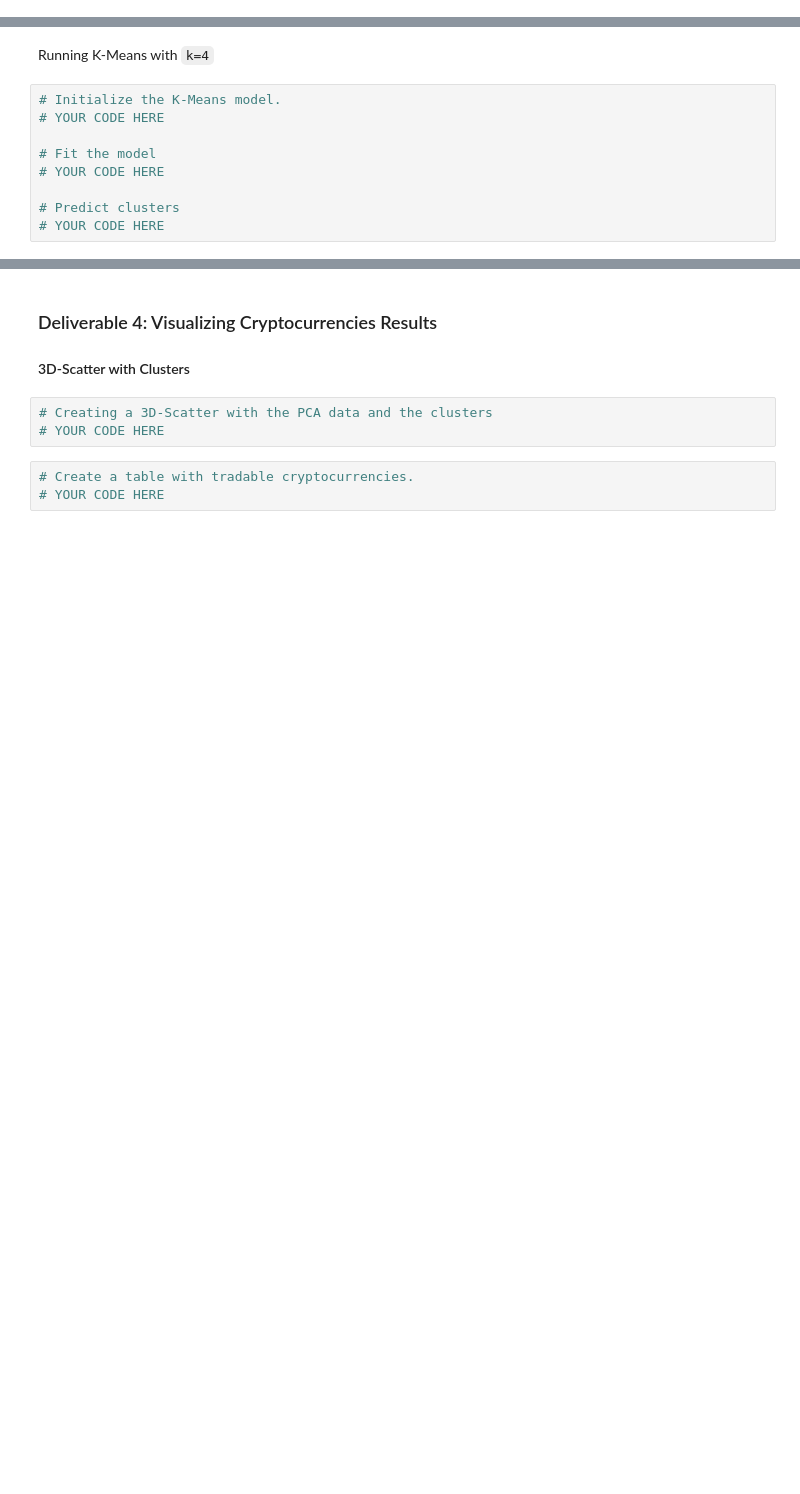
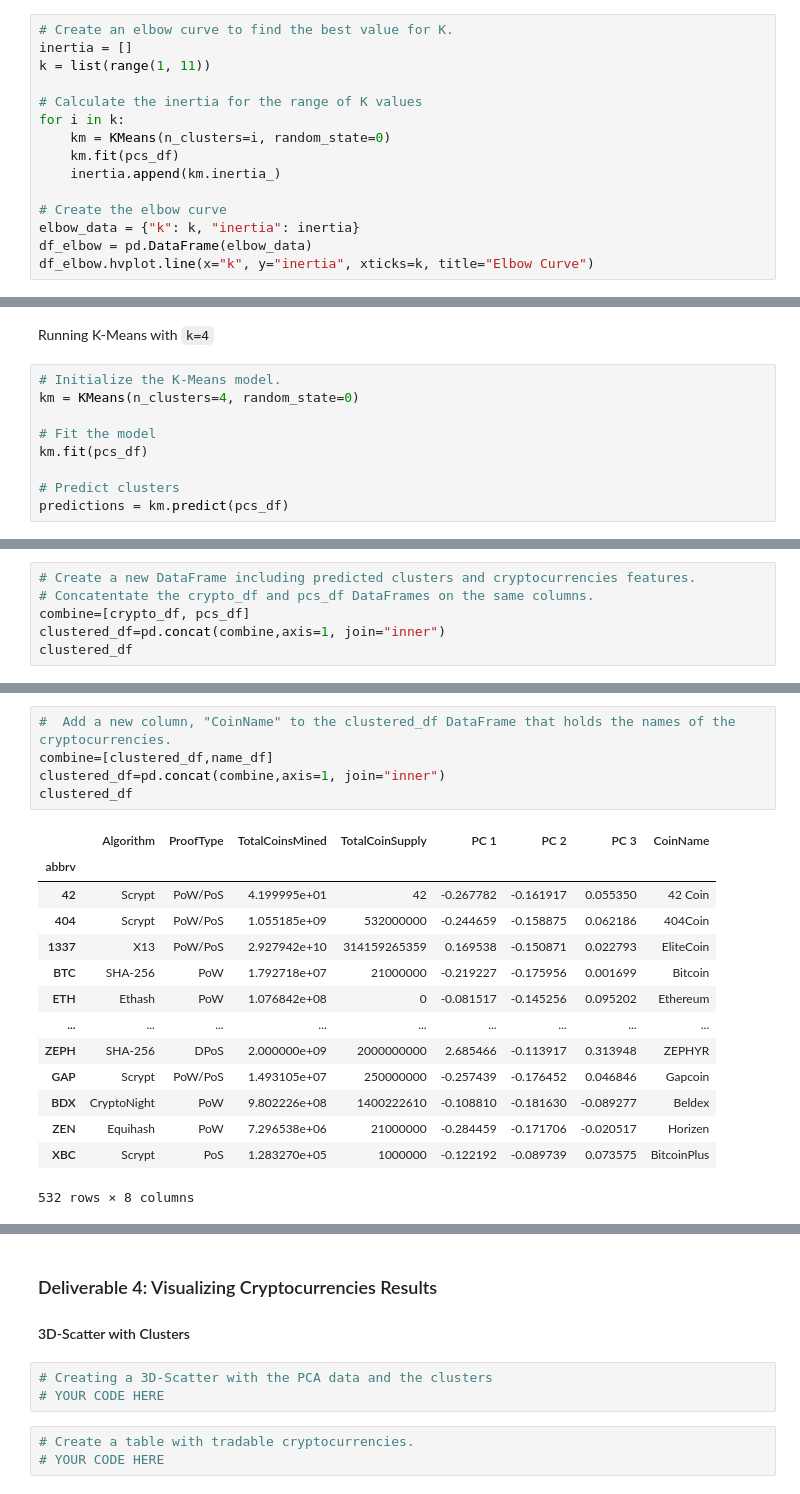
Before and after one commit to Melberoni/Cryptocurrencies, a Jupyter notebook: crypto_clustering.ipynb, the cells around one changed output, grey strips where cells are left out. Saved outputs shown, nothing was run; the diff lists cells and outputs as text; blank space fills up the shorter version.

```diff
--- a/crypto_clustering.ipynb
+++ b/crypto_clustering.ipynb
@@ -243,0 +241,15 @@ pcs_df
+# %%
+# Create an elbow curve to find the best value for K.
+inertia = []
+k = list(range(1, 11))
+
+# Calculate the inertia for the range of K values
+for i in k:
+    km = KMeans(n_clusters=i, random_state=0)
+    km.fit(pcs_df)
+    inertia.append(km.inertia_)
+
+# Create the elbow curve
+elbow_data = {"k": k, "inertia": inertia}
+df_elbow = pd.DataFrame(elbow_data)
+df_elbow.hvplot.line(x="k", y="inertia", xticks=k, title="Elbow Curve")
@@ -245,10 +259,10 @@ pcs_df
 Running K-Means with `k=4`
 # %%
 # Initialize the K-Means model.
-# YOUR CODE HERE
+km = KMeans(n_clusters=4, random_state=0)
 
 # Fit the model
-# YOUR CODE HERE
+km.fit(pcs_df)
 
 # Predict clusters
-# YOUR CODE HERE
+predictions = km.predict(pcs_df)
@@ -268,0 +269,6 @@ clustered_df.head(10)
+# %%
+# Create a new DataFrame including predicted clusters and cryptocurrencies features.
+# Concatentate the crypto_df and pcs_df DataFrames on the same columns.
+combine=[crypto_df, pcs_df]
+clustered_df=pd.concat(combine,axis=1, join="inner")
+clustered_df
@@ -268,0 +290,20 @@ clustered_df.head(10)
+# %%
+#  Add a new column, "CoinName" to the clustered_df DataFrame that holds the names of the cryptocurrencies.
+combine=[clustered_df,name_df]
+clustered_df=pd.concat(combine,axis=1, join="inner")
+clustered_df
+# %% [output]
+|  | Algorithm | ProofType | TotalCoinsMined | TotalCoinSupply | PC 1 | PC 2 | PC 3 | CoinName |
+| abbrv |  |  |  |  |  |  |  |  |
+| 42 | Scrypt | PoW/PoS | 4.199995e+01 | 42 | -0.267782 | -0.161917 | 0.055350 | 42 Coin |
+| 404 | Scrypt | PoW/PoS | 1.055185e+09 | 532000000 | -0.244659 | -0.158875 | 0.062186 | 404Coin |
+| 1337 | X13 | PoW/PoS | 2.927942e+10 | 314159265359 | 0.169538 | -0.150871 | 0.022793 | EliteCoin |
+| BTC | SHA-256 | PoW | 1.792718e+07 | 21000000 | -0.219227 | -0.175956 | 0.001699 | Bitcoin |
+| ETH | Ethash | PoW | 1.076842e+08 | 0 | -0.081517 | -0.145256 | 0.095202 | Ethereum |
+| ... | ... | ... | ... | ... | ... | ... | ... | ... |
+| ZEPH | SHA-256 | DPoS | 2.000000e+09 | 2000000000 | 2.685466 | -0.113917 | 0.313948 | ZEPHYR |
+| GAP | Scrypt | PoW/PoS | 1.493105e+07 | 250000000 | -0.257439 | -0.176452 | 0.046846 | Gapcoin |
+| BDX | CryptoNight | PoW | 9.802226e+08 | 1400222610 | -0.108810 | -0.181630 | -0.089277 | Beldex |
+| ZEN | Equihash | PoW | 7.296538e+06 | 21000000 | -0.284459 | -0.171706 | -0.020517 | Horizen |
+| XBC | Scrypt | PoS | 1.283270e+05 | 1000000 | -0.122192 | -0.089739 | 0.073575 | BitcoinPlus |
+532 rows × 8 columns
```
Also changed, not shown: parts of 6 cells of this notebook.
